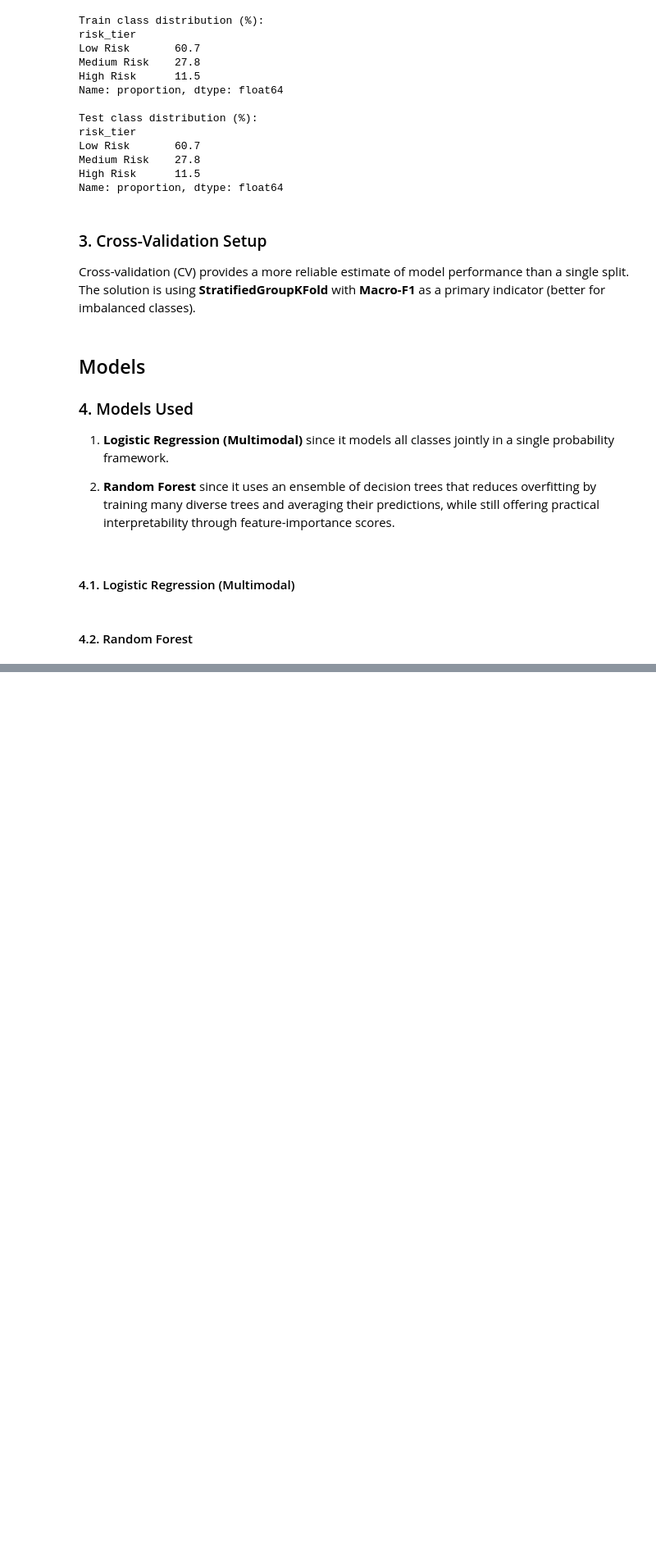
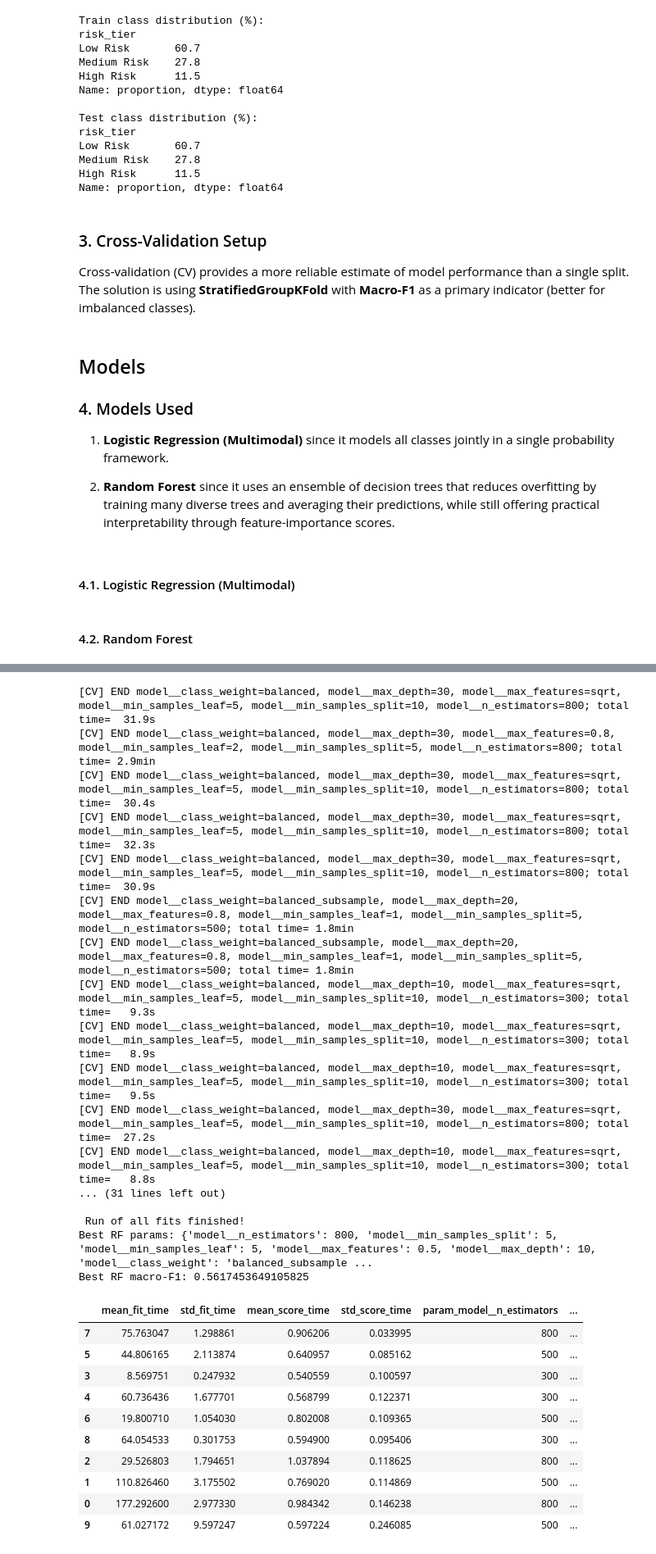
Before and after one commit to dataweby/ToU-Classification, a Jupyter notebook: notebooks/02_models.ipynb, the cells around one changed output, grey strips where cells are left out. Shown: that part at 82% size. Saved outputs shown, nothing was run; the diff lists cells and outputs as text; code cells hidden in the pictures; blank space fills up the shorter version.

Commit message:
Update and optimize models.

```diff
--- a/notebooks/02_models.ipynb
+++ b/notebooks/02_models.ipynb
@@ -209,0 +325,35 @@ compare_df
+# %%
+# Tune Random Forest hyperparameters with Randomized Search
+rf_param_dist = {
+    "model__n_estimators": [300, 500, 800],                     # number of trees in the forest
+    "model__max_depth": [None, 10, 20, 30],                     # maximum depth of the tree
+    "model__min_samples_split": [2, 5, 10],                     # minimum samples required to split an internal node
+    "model__min_samples_leaf": [1, 2, 5],                       # minimum samples required at each leaf node
+    "model__max_features": ["sqrt", 0.5, 0.8],                  # number of features to consider at each split
+    "model__class_weight": ["balanced_subsample", "balanced"],  # handle class imbalance
+}
+
+rf_search = RandomizedSearchCV(             # Parameters:
+    estimator=rf_pipe,                      # the pipeline
+    param_distributions=rf_param_dist,      # the hyperparameter distributions
+    n_iter=10,                               # number of random param combinations to try (affects runtime)
+    scoring=SCORING_METRICS,                # the scoring metrics
+    refit="macro_f1",                       # refit best model by macro-F1
+    cv=cv,                                  # the CV splitter
+    n_jobs=-1,                              # use all cores and memory safeguard
+    random_state=RANDOM_STATE,              # reproducibility
+    verbose=2                               # print progress
+)
+
+#
+rf_search.fit(X_train, y_train, groups=groups_train)
+
+#
+rf_results = pd.DataFrame(rf_search.cv_results_).sort_values("mean_test_macro_f1", ascending=False)
+rf_results.to_csv(TAB_DIR / "table_14_rf_randomsearch_cv_results.csv", index=False)
+
+print("\n Run of all fits finished!")
+print("Best RF params:", rf_search.best_params_)
+print("Best RF macro-F1:", rf_search.best_score_)
+rf_results.head(10)
+# %% [output]
@@ -209,0 +368,28 @@ compare_df
+[CV] END model__class_weight=balanced, model__max_depth=30, model__max_features=sqrt, model__min_samples_leaf=5, model__min_samples_split=10, model__n_estimators=800; total time=  31.9s
+[CV] END model__class_weight=balanced, model__max_depth=30, model__max_features=0.8, model__min_samples_leaf=2, model__min_samples_split=5, model__n_estimators=800; total time= 2.9min
+[CV] END model__class_weight=balanced, model__max_depth=30, model__max_features=sqrt, model__min_samples_leaf=5, model__min_samples_split=10, model__n_estimators=800; total time=  30.4s
+[CV] END model__class_weight=balanced, model__max_depth=30, model__max_features=sqrt, model__min_samples_leaf=5, model__min_samples_split=10, model__n_estimators=800; total time=  32.3s
+[CV] END model__class_weight=balanced, model__max_depth=30, model__max_features=sqrt, model__min_samples_leaf=5, model__min_samples_split=10, model__n_estimators=800; total time=  30.9s
+[CV] END model__class_weight=balanced_subsample, model__max_depth=20, model__max_features=0.8, model__min_samples_leaf=1, model__min_samples_split=5, model__n_estimators=500; total time= 1.8min
+[CV] END model__class_weight=balanced_subsample, model__max_depth=20, model__max_features=0.8, model__min_samples_leaf=1, model__min_samples_split=5, model__n_estimators=500; total time= 1.8min
+[CV] END model__class_weight=balanced, model__max_depth=10, model__max_features=sqrt, model__min_samples_leaf=5, model__min_samples_split=10, model__n_estimators=300; total time=   9.3s
+[CV] END model__class_weight=balanced, model__max_depth=10, model__max_features=sqrt, model__min_samples_leaf=5, model__min_samples_split=10, model__n_estimators=300; total time=   8.9s
+[CV] END model__class_weight=balanced, model__max_depth=10, model__max_features=sqrt, model__min_samples_leaf=5, model__min_samples_split=10, model__n_estimators=300; total time=   9.5s
+[CV] END model__class_weight=balanced, model__max_depth=30, model__max_features=sqrt, model__min_samples_leaf=5, model__min_samples_split=10, model__n_estimators=800; total time=  27.2s
+[CV] END model__class_weight=balanced, model__max_depth=10, model__max_features=sqrt, model__min_samples_leaf=5, model__min_samples_split=10, model__n_estimators=300; total time=   8.8s
+... (31 lines left out)
+
+ Run of all fits finished!
+Best RF params: {'model__n_estimators': 800, 'model__min_samples_split': 5, 'model__min_samples_leaf': 5, 'model__max_features': 0.5, 'model__max_depth': 10, 'model__class_weight': 'balanced_subsample ...
+Best RF macro-F1: 0.5617453649105825
+|  | mean_fit_time | std_fit_time | mean_score_time | std_score_time | param_model__n_estimators | ... |
+| 7 | 75.763047 | 1.298861 | 0.906206 | 0.033995 | 800 | ... |
+| 5 | 44.806165 | 2.113874 | 0.640957 | 0.085162 | 500 | ... |
+| 3 | 8.569751 | 0.247932 | 0.540559 | 0.100597 | 300 | ... |
+| 4 | 60.736436 | 1.677701 | 0.568799 | 0.122371 | 300 | ... |
+| 6 | 19.800710 | 1.054030 | 0.802008 | 0.109365 | 500 | ... |
+| 8 | 64.054533 | 0.301753 | 0.594900 | 0.095406 | 300 | ... |
+| 2 | 29.526803 | 1.794651 | 1.037894 | 0.118625 | 800 | ... |
+| 1 | 110.826460 | 3.175502 | 0.769020 | 0.114869 | 500 | ... |
+| 0 | 177.292600 | 2.977330 | 0.984342 | 0.146238 | 800 | ... |
+| 9 | 61.027172 | 9.597247 | 0.597224 | 0.246085 | 500 | ... |
```
Also changed, not shown: parts of 13 cells of this notebook, 4 other files.
